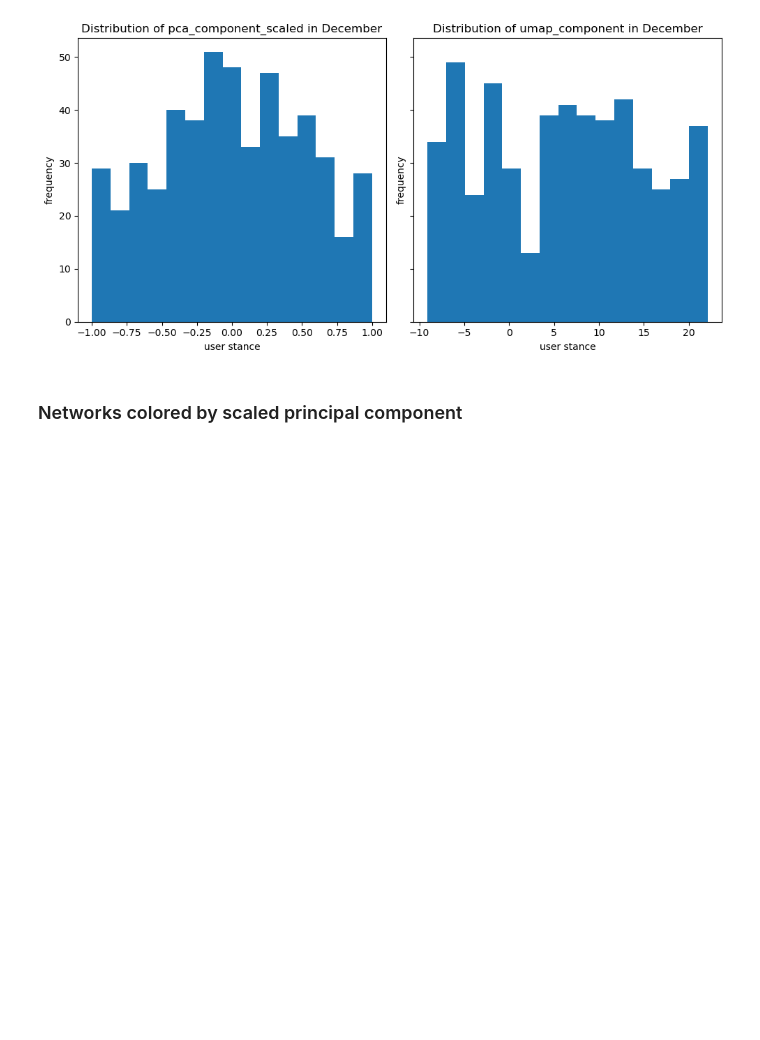
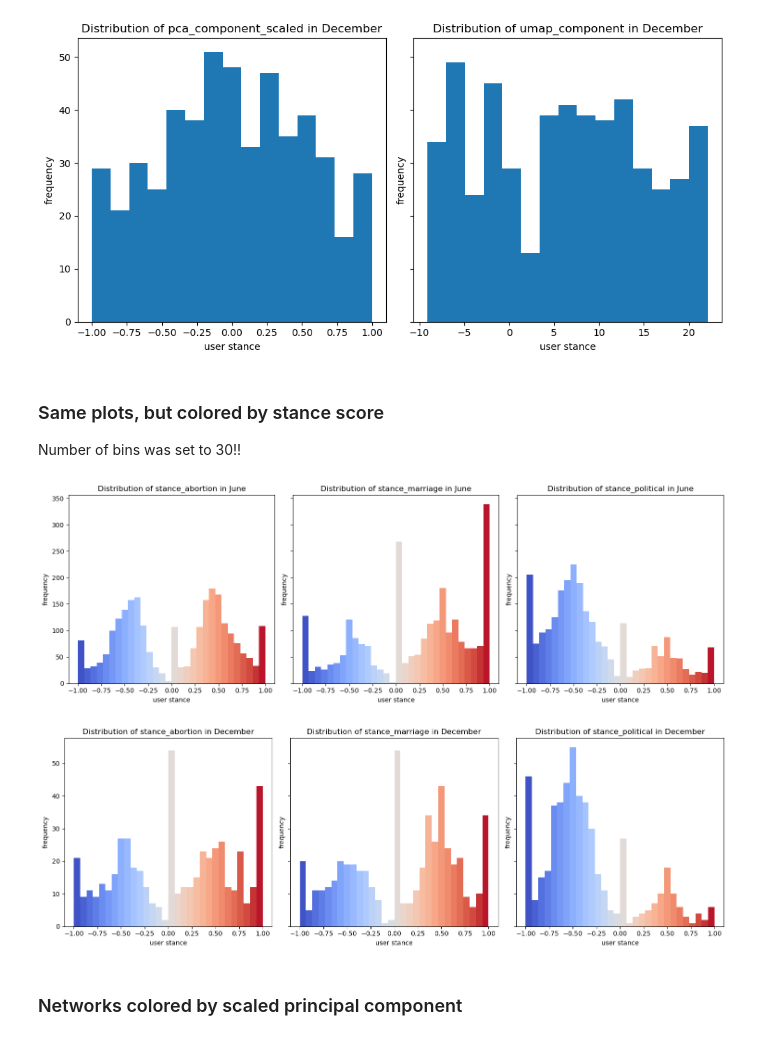
Before and after one commit to b0psheva27/BSc_project_polarization, a Jupyter notebook: notebooks/09_analysis.ipynb, the cells around one changed output. Cells and saved outputs as stored; diff of their text form; code cells hidden in the pictures; blank space fills up the shorter version.

```diff
--- a/notebooks/09_analysis.ipynb
+++ b/notebooks/09_analysis.ipynb
@@ -42,6 +42,49 @@ plot_c_subplot(june_df, ["pca_component_scaled", "umap_component"], month = "Jun
 plot_c_subplot(dec_df, ["pca_component_scaled", "umap_component"], month = "December", num_plots=2)
 # %% [output]
 [figure]
+# %% [markdown]
+### Same plots, but colored by stance score
+
+Number of bins was set to 30!!
+# %%
+import matplotlib.pyplot as plt
+import numpy as np
+
+def plot_c_subplot(df, color_topics, month, n_bins=30, num_plots=3):
+    fig, axes = plt.subplots(1, num_plots, figsize=(5 * num_plots, 5), sharey=True)
+
+    for i in range(num_plots):
+        topic = color_topics[i]
+
+        # Calculate the histogram values
+        n, bins, patches = axes[i].hist(df[topic], bins=n_bins, range=(-1, 1))
+
+        # Normalize the values to the range [-1, 1]
+        norm = plt.Normalize(vmin=-1, vmax=1)
+
+        # Create a colormap (from blue to red)
+        cmap = plt.get_cmap('coolwarm')
+
+        # Color each bar based on its value
+        for patch, bin_edge in zip(patches, bins[:-1]):  # Iterate through bins
+            # Calculate the midpoint of the bin (this will determine the color)
+            bin_center = (bin_edge + bins[np.where(bins == bin_edge)[0][0] + 1]) / 2
+            color = cmap(norm(bin_center))  # Normalize and apply the colormap
+            patch.set_facecolor(color)  # Set color of the bar
+
+        # Set labels and titles
+        axes[i].set_xlabel('user stance')
+        axes[i].set_ylabel('frequency')
+        axes[i].set_title(f'Distribution of {topic} in {month}')
+
+    plt.tight_layout()
+    plt.show()
+
+plot_c_subplot(june_df, ["stance_abortion", "stance_marriage", "stance_political"], month = "June")
+plot_c_subplot(dec_df, ["stance_abortion", "stance_marriage", "stance_political"], month = "December")
+# %% [output]
+[figure, added]
+[figure, added]
 # %% [markdown]
 ### Networks colored by scaled principal component
 # %%
```
Also changed, not shown: parts of 8 cells of this notebook.
